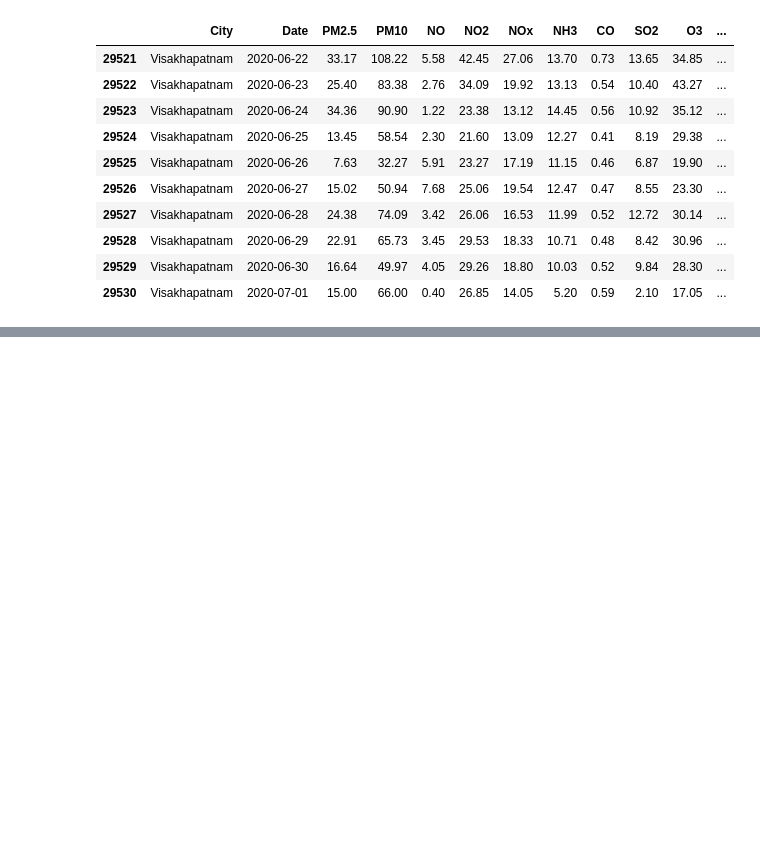
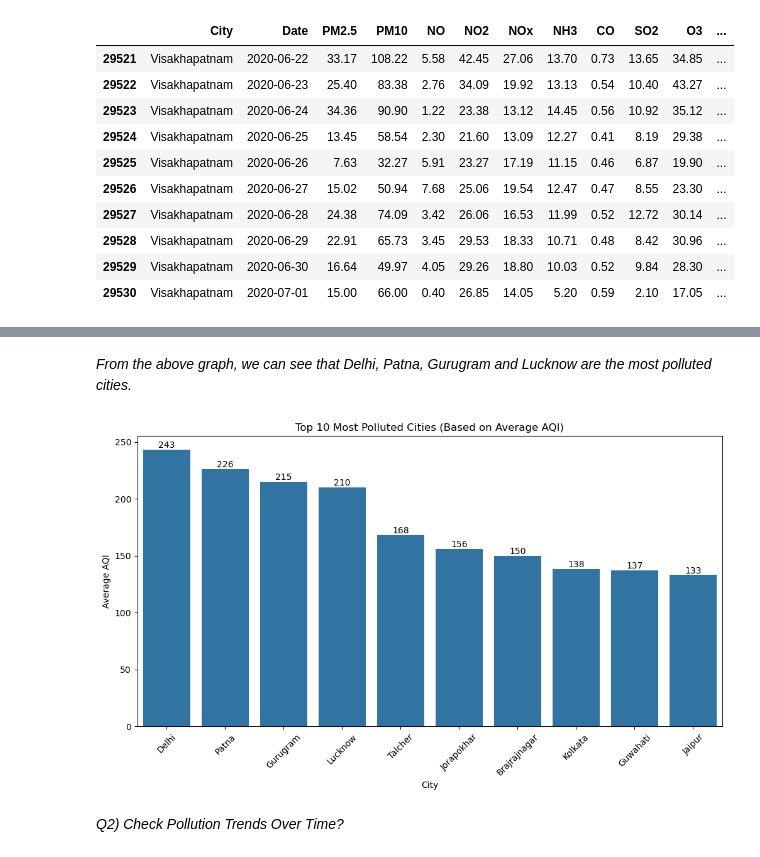
Before and after one commit to Ayu8424/Pollution-Project, a Jupyter notebook: Ayan_Pollution_project/ayan_final_project.ipynb, the cells around one changed output, grey strips where cells are left out. Drawn from its saved outputs; the diff is of its cells as text; code cells hidden in the pictures; blank space fills up the shorter version.

```diff
--- a/Ayan_Pollution_project/ayan_final_project.ipynb
+++ b/Ayan_Pollution_project/ayan_final_project.ipynb
@@ -38,0 +317,25 @@ df.tail(10)
+# %% [markdown]
+*From the above graph, we can see that Delhi, Patna, Gurugram and Lucknow are the most polluted cities.*
+# %%
+#Checking the TOP 10 Polluted Cities only..
+
+# Group by city and compute the mean AQI
+city_pollution_rank = df.groupby("City")["AQI"].mean().sort_values(ascending=False).round(0)
+
+# Convert to DataFrame for better visualization
+city_pollution_rank_df = city_pollution_rank.reset_index()
+
+# Plot bar chart
+plt.figure(figsize=(12,6))
+ax = sns.barplot(data=city_pollution_rank_df.head(10), x="City", y="AQI")
+plt.xticks(rotation=45)
+for bars in ax.containers:
+    ax.bar_label(bars)
+plt.xlabel("City")
+plt.ylabel("Average AQI")
+plt.title("Top 10 Most Polluted Cities (Based on Average AQI)")
+plt.show()
+# %% [output]
+[figure, added]
+# %% [markdown]
+*Q2) Check Pollution Trends Over Time?*
```
Also changed, not shown: parts of 57 cells of this notebook.
